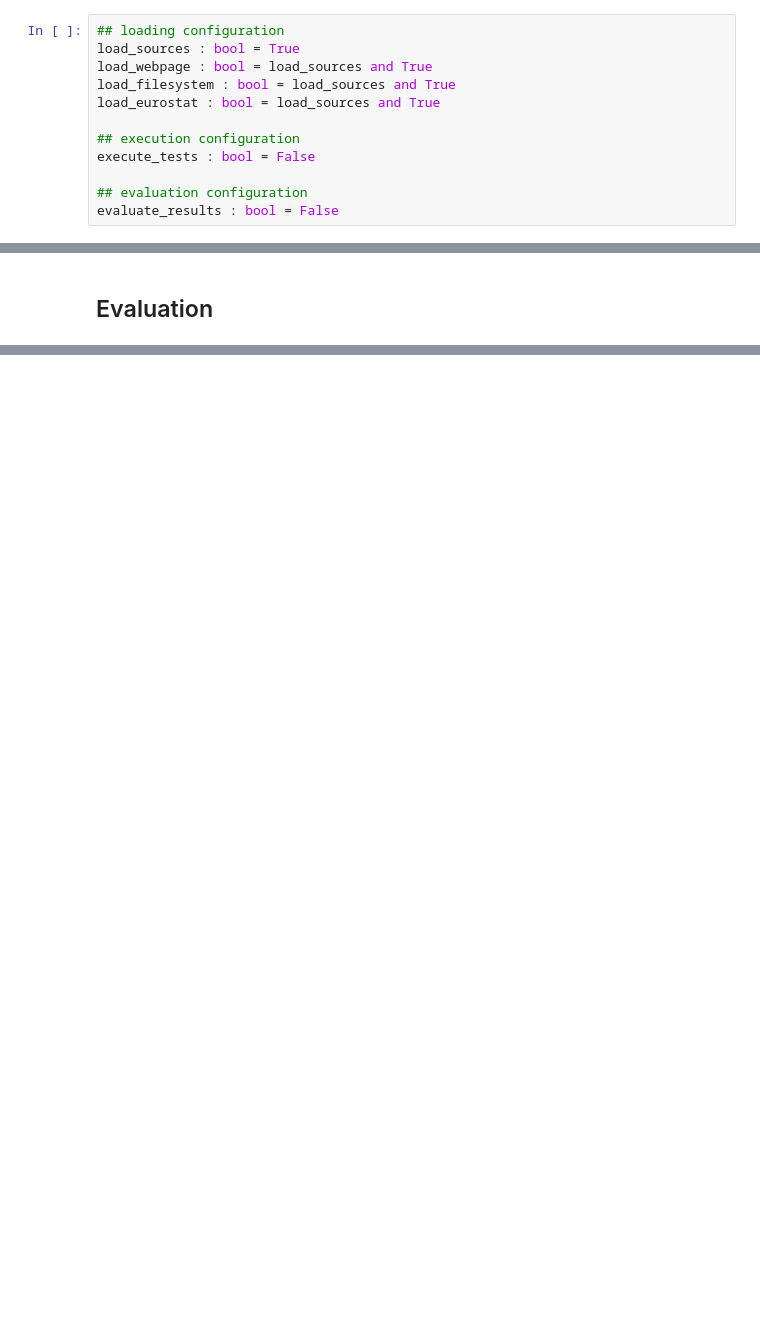
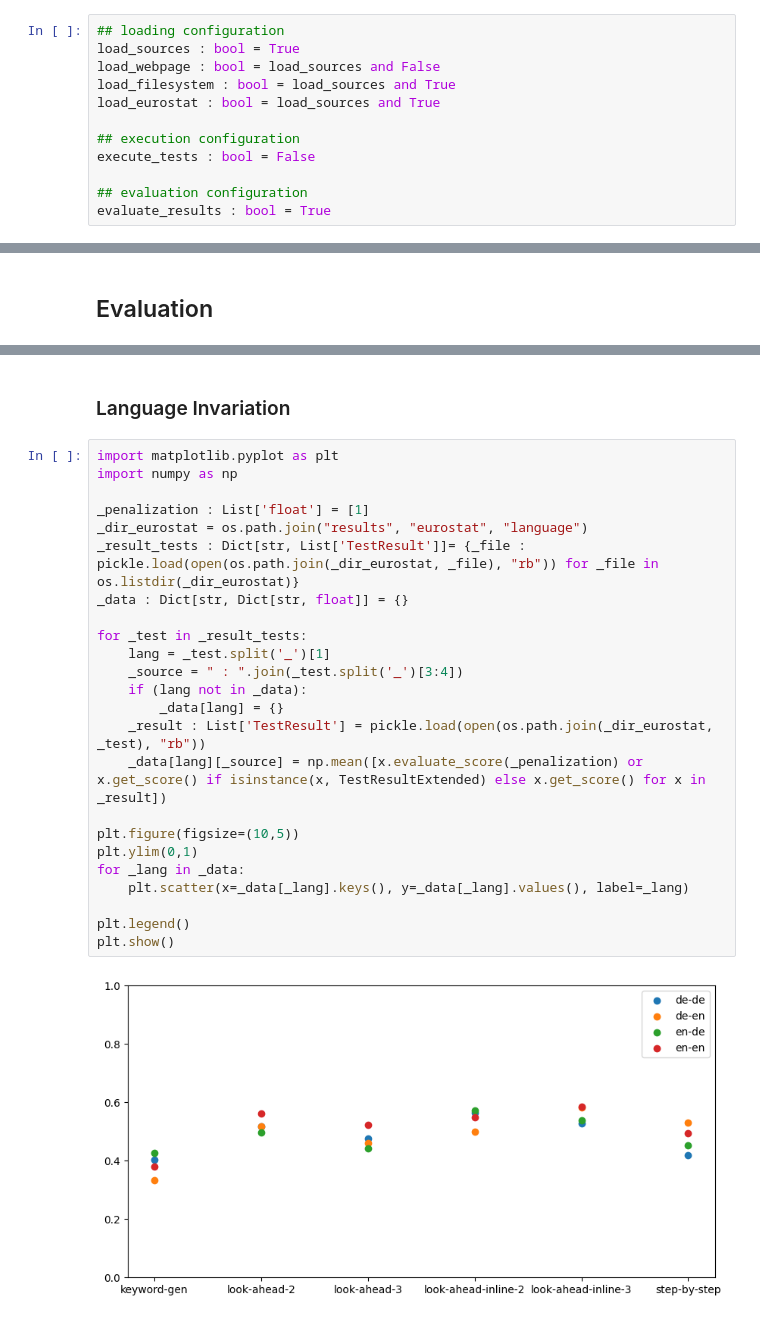
Before and after one commit to MikolasFromm/IterativePromptResearch, a Jupyter notebook: research/iterative_prompt_research.ipynb, the cells around one changed output, grey strips where cells are left out. Drawn from its saved outputs; the diff is of its cells as text; blank space fills up the shorter version.

Commit message:
Added report plots

```diff
--- a/research/iterative_prompt_research.ipynb
+++ b/research/iterative_prompt_research.ipynb
@@ -3,7 +3,7 @@
 # %%
 ## loading configuration
 load_sources : bool = True
-load_webpage : bool = load_sources and True
+load_webpage : bool = load_sources and False
 load_filesystem : bool = load_sources and True
 load_eurostat : bool = load_sources and True
 
@@ -11,7 +11,7 @@ load_eurostat : bool = load_sources and True
 execute_tests : bool = False
 
 ## evaluation configuration
-evaluate_results : bool = False
+evaluate_results : bool = True
 # %% [markdown]
 ## Data sources and their cache
 # %% [markdown]
@@ -1173,0 +1088,28 @@ if (evaluate_results):
+# %% [markdown]
+### Language Invariation
+# %%
+import matplotlib.pyplot as plt
+import numpy as np
+
+_penalization : List['float'] = [1]
+_dir_eurostat = os.path.join("results", "eurostat", "language")
+_result_tests : Dict[str, List['TestResult']]= {_file : pickle.load(open(os.path.join(_dir_eurostat, _file), "rb")) for _file in os.listdir(_dir_eurostat)}
+_data : Dict[str, Dict[str, float]] = {}
+
+for _test in _result_tests:
+    lang = _test.split('_')[1]
+    _source = " : ".join(_test.split('_')[3:4])
+    if (lang not in _data):
+        _data[lang] = {}
+    _result : List['TestResult'] = pickle.load(open(os.path.join(_dir_eurostat, _test), "rb"))
+    _data[lang][_source] = np.mean([x.evaluate_score(_penalization) or x.get_score() if isinstance(x, TestResultExtended) else x.get_score() for x in _result])
+
+plt.figure(figsize=(10,5))
+plt.ylim(0,1)
+for _lang in _data:
+    plt.scatter(x=_data[_lang].keys(), y=_data[_lang].values(), label=_lang)
+
+plt.legend()
+plt.show()
+# %% [output]
+[figure, added]
```
Also changed, not shown: parts of 9 cells of this notebook, 1 other file.
